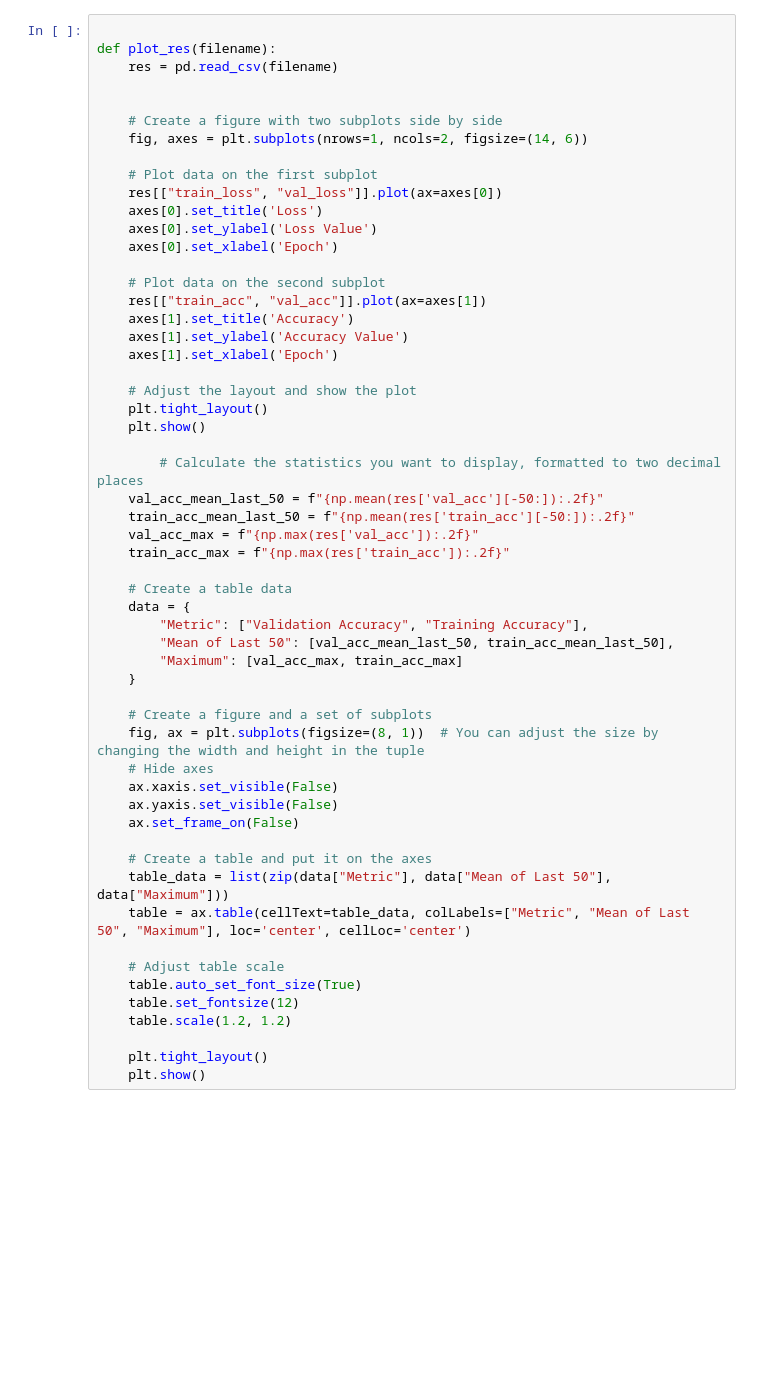
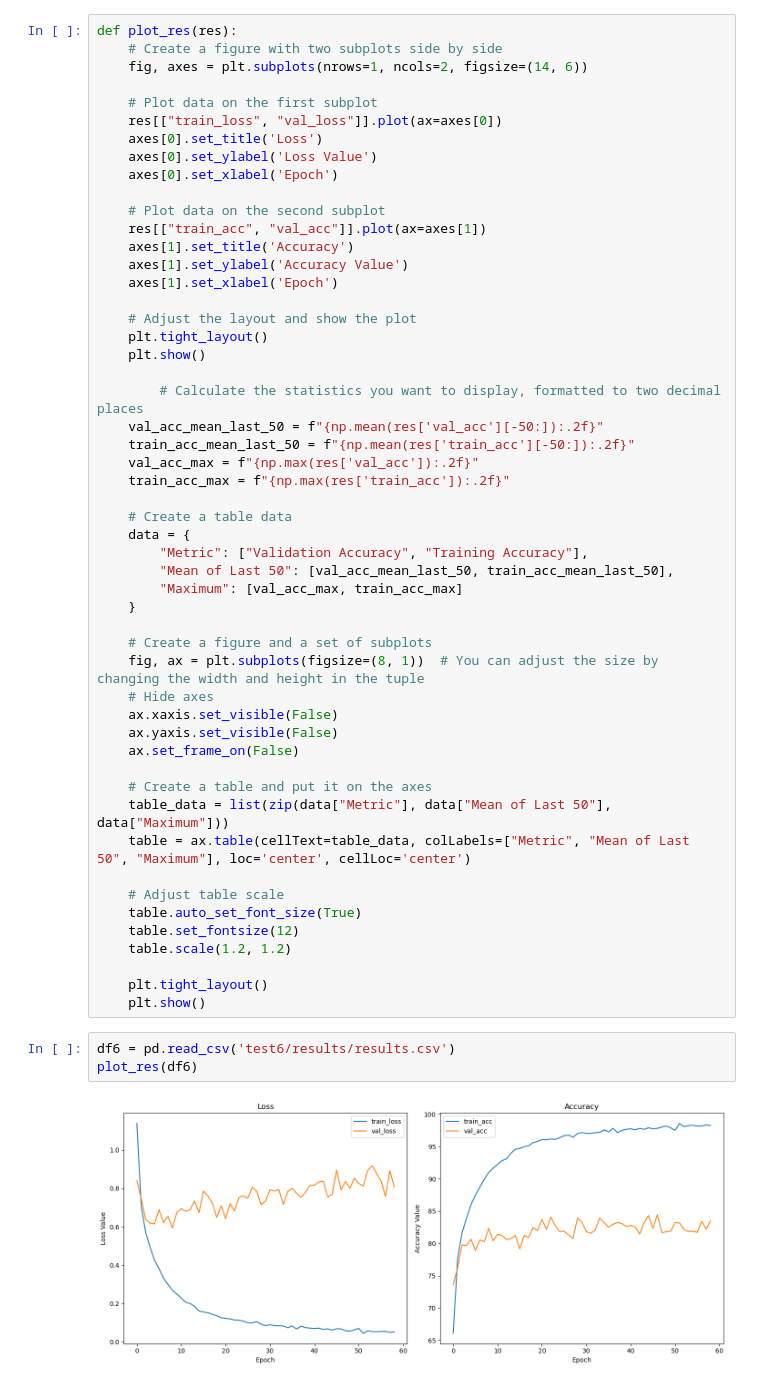
Before and after one commit to Anton123567/DL_UPC, a Jupyter notebook: Lab_02/Untitled.ipynb, the cells around one changed output. Saved outputs shown, nothing was run; the diff lists cells and outputs as text; blank space fills up the shorter version.

Commit message:
tests 27.11 -nuray

```diff
--- a/Lab_02/Untitled.ipynb
+++ b/Lab_02/Untitled.ipynb
@@ -4,9 +5,5 @@ import matplotlib.pyplot as plt
 # %%
-
-def plot_res(filename):
-    res = pd.read_csv(filename)
-
-
+def plot_res(res):
     # Create a figure with two subplots side by side
     fig, axes = plt.subplots(nrows=1, ncols=2, figsize=(14, 6))
 
@@ -57,3 +54,8 @@ def plot_res(filename):
 
     plt.tight_layout()
     plt.show()
+# %%
+df6 = pd.read_csv('test6/results/results.csv')
+plot_res(df6)
+# %% [output]
+[figure, added]
```
Also changed, not shown: parts of 10 cells of this notebook, 21 other files.
